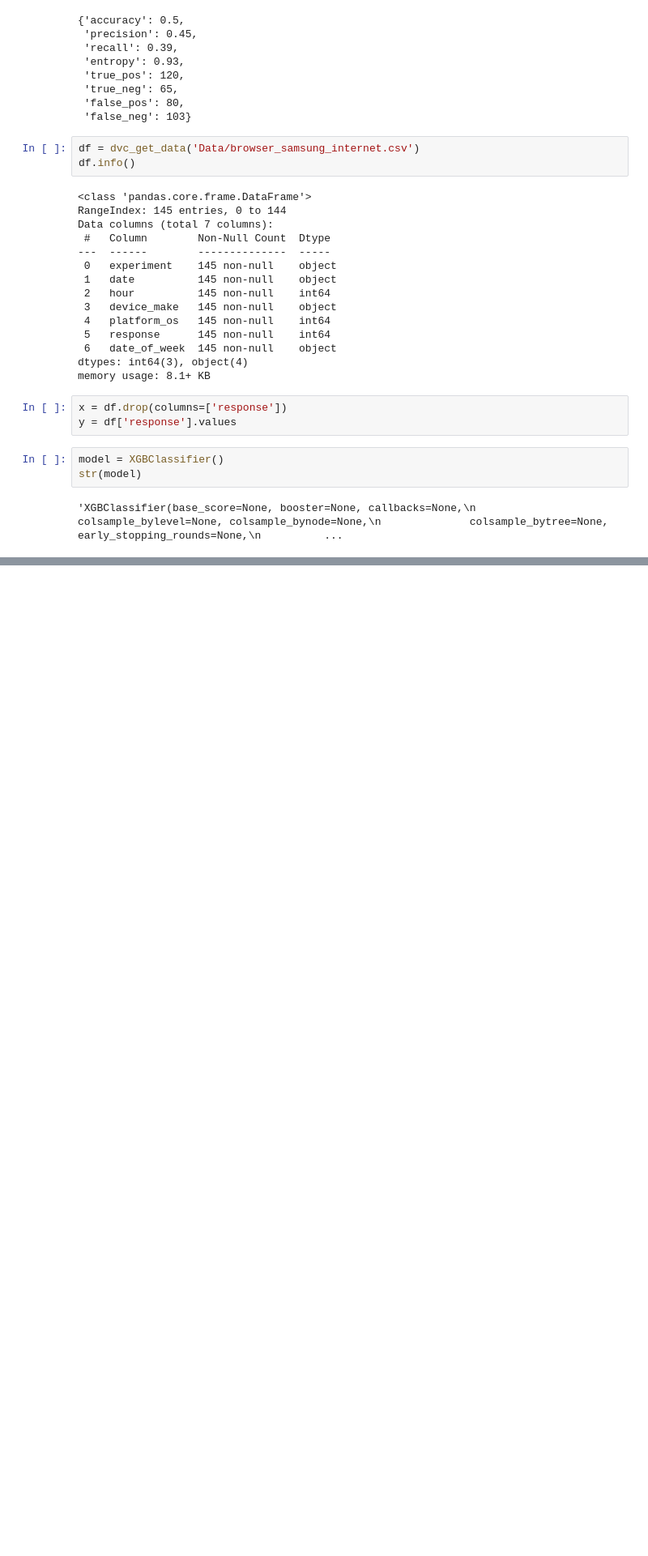
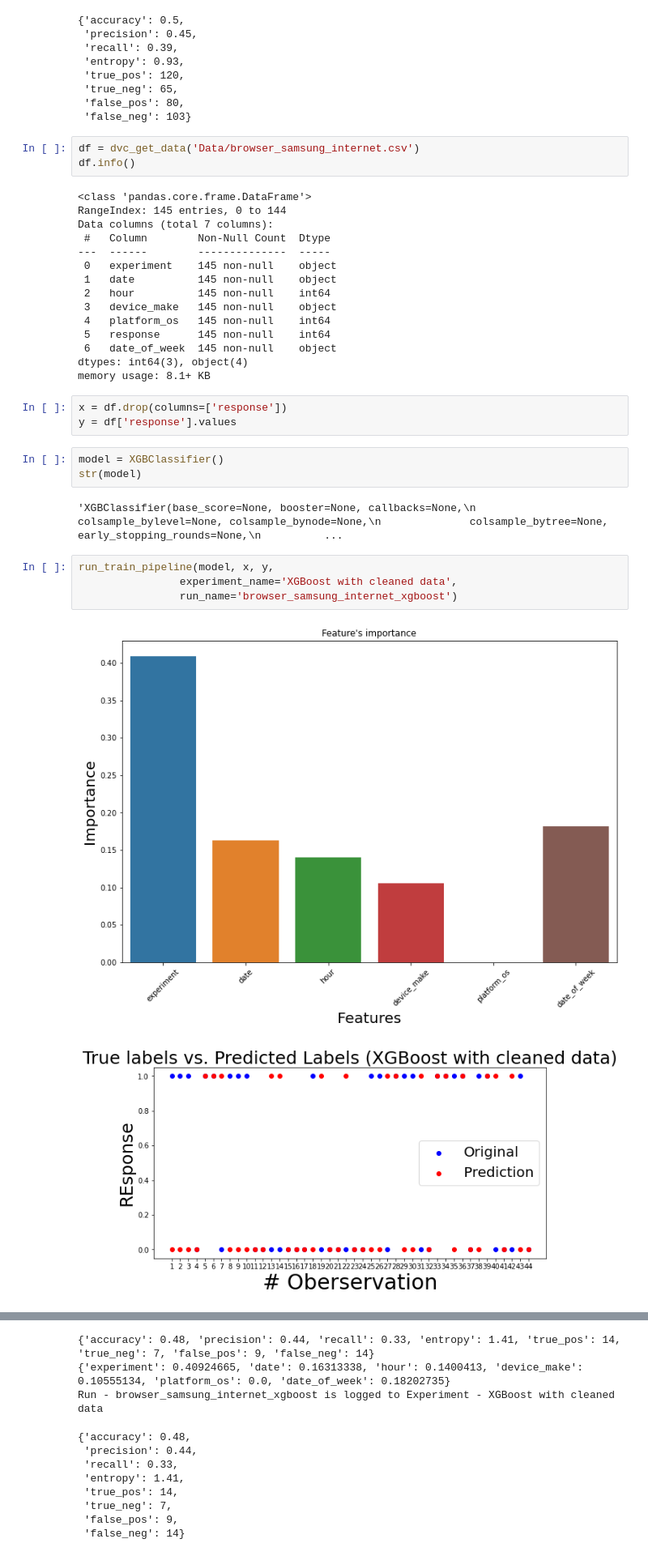
Before and after one commit to Hen0k/smartAd-abtesting, a Jupyter notebook: Notebooks/xgboost.ipynb, the cells around one changed output, grey strips where cells are left out. Shown at 81% size. Drawn from its saved outputs; the diff is of its cells as text; blank space fills up the shorter version.

Commit message:
xgboost

```diff
--- a/Notebooks/xgboost.ipynb
+++ b/Notebooks/xgboost.ipynb
@@ -81,3 +81,10 @@ model = XGBClassifier()
 str(model)
 # %% [output]
 'XGBClassifier(base_score=None, booster=None, callbacks=None,\n              colsample_bylevel=None, colsample_bynode=None,\n              colsample_bytree=None, early_stopping_rounds=None,\n          ...
+# %%
+run_train_pipeline(model, x, y,
+                experiment_name='XGBoost with cleaned data',
+                run_name='browser_samsung_internet_xgboost')
+# %% [output]
+[figure, added]
+[figure, added]
@@ -83,0 +92,11 @@ str(model)
+{'accuracy': 0.48, 'precision': 0.44, 'recall': 0.33, 'entropy': 1.41, 'true_pos': 14, 'true_neg': 7, 'false_pos': 9, 'false_neg': 14}
+{'experiment': 0.40924665, 'date': 0.16313338, 'hour': 0.1400413, 'device_make': 0.10555134, 'platform_os': 0.0, 'date_of_week': 0.18202735}
+Run - browser_samsung_internet_xgboost is logged to Experiment - XGBoost with cleaned data
+{'accuracy': 0.48,
+ 'precision': 0.44,
+ 'recall': 0.33,
+ 'entropy': 1.41,
+ 'true_pos': 14,
+ 'true_neg': 7,
+ 'false_pos': 9,
+ 'false_neg': 14}
```
Also changed, not shown: parts of 1 cell of this notebook.
